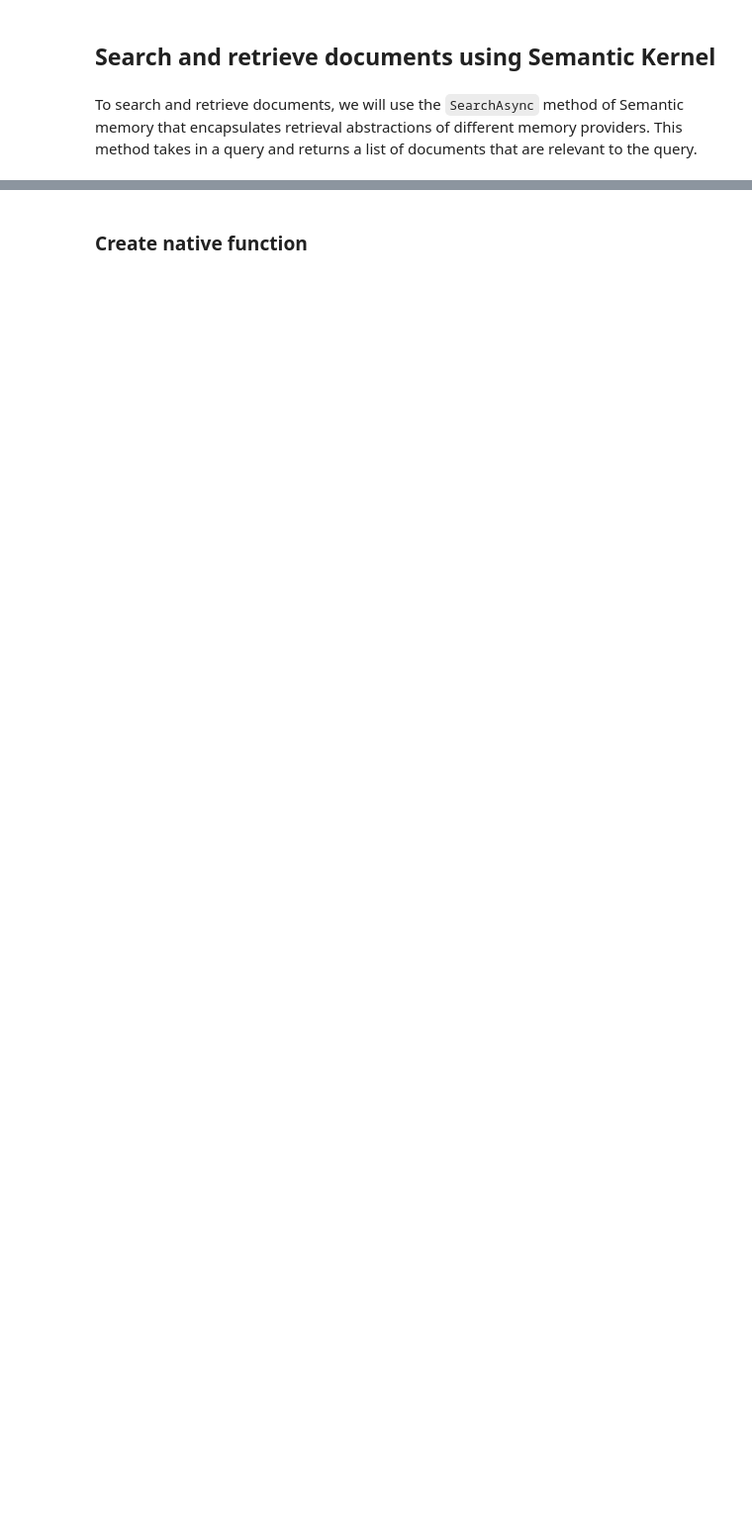
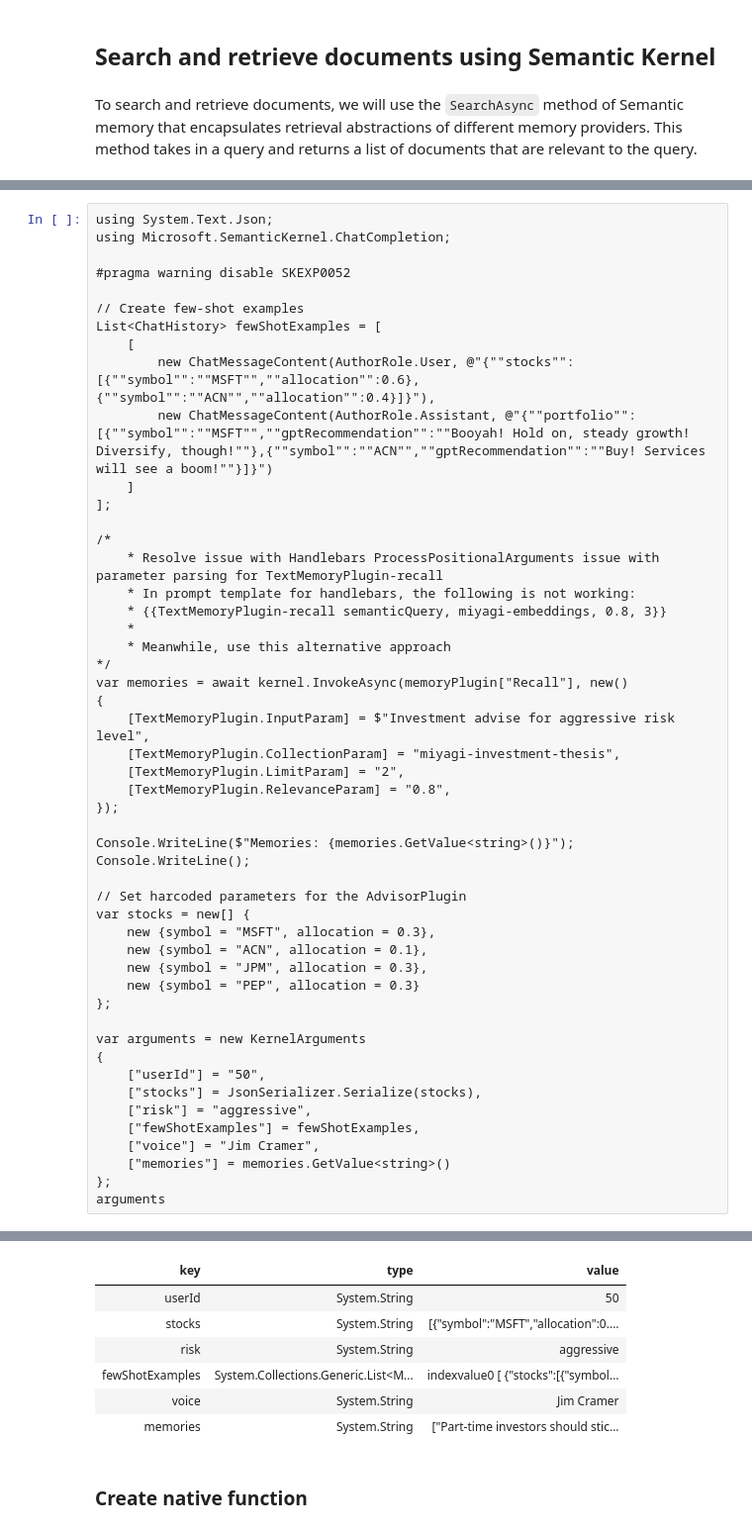
Before and after one commit to Azure-Samples/miyagi, a Jupyter notebook: sandbox/usecases/rag/dotnet/Getting-started.ipynb, the cells around one changed output, grey strips where cells are left out. Shown at 99% size. Drawn from its saved outputs; the diff is of its cells as text; blank space fills up the shorter version.

```diff
--- a/sandbox/usecases/rag/dotnet/Getting-started.ipynb
+++ b/sandbox/usecases/rag/dotnet/Getting-started.ipynb
@@ -216,0 +214,51 @@ context
+# %%
+using System.Text.Json;
+using Microsoft.SemanticKernel.ChatCompletion;
+
+#pragma warning disable SKEXP0052
+
+// Create few-shot examples
+List<ChatHistory> fewShotExamples = [
+    [
+        new ChatMessageContent(AuthorRole.User, @"{""stocks"":[{""symbol"":""MSFT"",""allocation"":0.6},{""symbol"":""ACN"",""allocation"":0.4}]}"),
+        new ChatMessageContent(AuthorRole.Assistant, @"{""portfolio"":[{""symbol"":""MSFT"",""gptRecommendation"":""Booyah! Hold on, steady growth! Diversify, though!""},{""symbol"":""ACN"",""gptRecommendation"":""Buy! Services will see a boom!""}]}")
+    ]
+];
+
+/*
+    * Resolve issue with Handlebars ProcessPositionalArguments issue with parameter parsing for TextMemoryPlugin-recall
+    * In prompt template for handlebars, the following is not working:
+    * {{TextMemoryPlugin-recall semanticQuery, miyagi-embeddings, 0.8, 3}}
+    *
+    * Meanwhile, use this alternative approach
+*/
+var memories = await kernel.InvokeAsync(memoryPlugin["Recall"], new()
+{
+    [TextMemoryPlugin.InputParam] = $"Investment advise for aggressive risk level",
+    [TextMemoryPlugin.CollectionParam] = "miyagi-investment-thesis",
+    [TextMemoryPlugin.LimitParam] = "2",
+    [TextMemoryPlugin.RelevanceParam] = "0.8",
+});
+
+Console.WriteLine($"Memories: {memories.GetValue<string>()}");
+Console.WriteLine();
+
+// Set harcoded parameters for the AdvisorPlugin
+var stocks = new[] {
+    new {symbol = "MSFT", allocation = 0.3},
+    new {symbol = "ACN", allocation = 0.1},
+    new {symbol = "JPM", allocation = 0.3},
+    new {symbol = "PEP", allocation = 0.3}
+};
+
+var arguments = new KernelArguments
+{
+    ["userId"] = "50",
+    ["stocks"] = JsonSerializer.Serialize(stocks),
+    ["risk"] = "aggressive",
+    ["fewShotExamples"] = fewShotExamples,
+    ["voice"] = "Jim Cramer",
+    ["memories"] = memories.GetValue<string>()
+};
+arguments
+# %% [output]
@@ -217,3 +266,10 @@ context
+| key | type | value |
+| userId | System.String | 50 |
+| stocks | System.String | [{"symbol":"MSFT","allocation":0.... |
+| risk | System.String | aggressive |
+| fewShotExamples | System.Collections.Generic.List<M... | indexvalue0 [ {"stocks":[{"symbol... |
+| voice | System.String | Jim Cramer |
+| memories | System.String | ["Part-time investors should stic... |
 # %% [markdown]
 ### Create native function
 # %%
```
Also changed, not shown: parts of 20 cells of this notebook, 3 other files.
